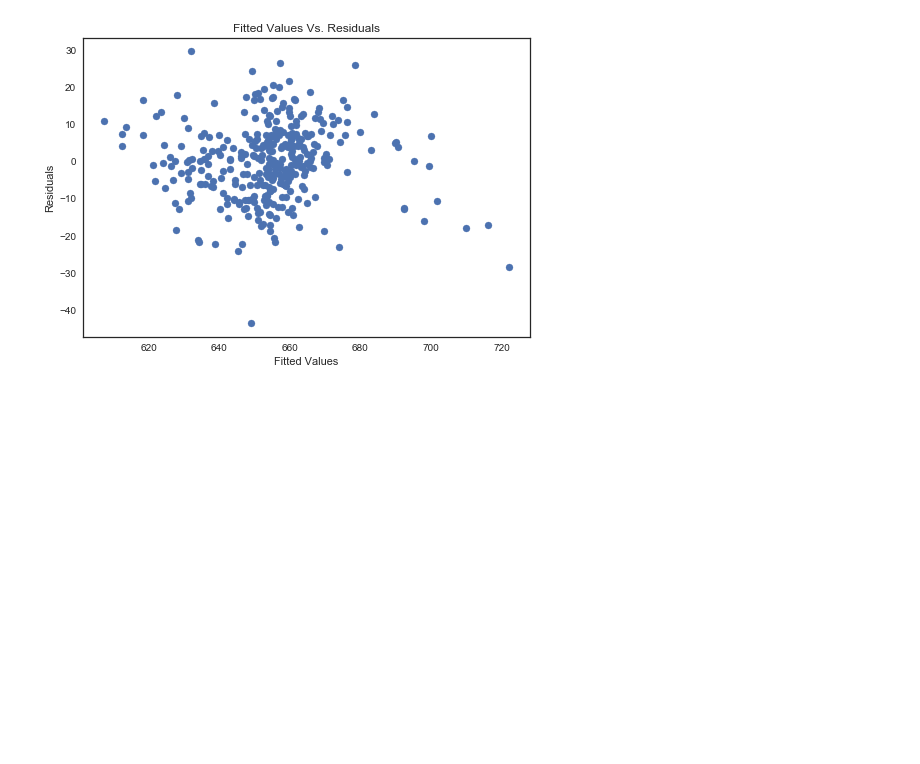
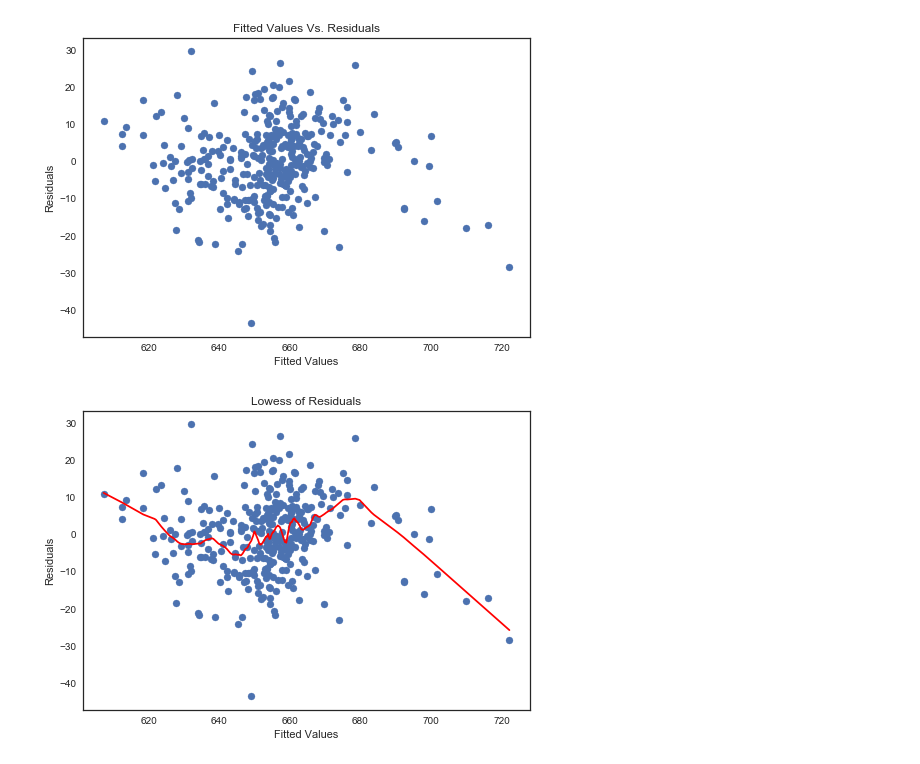
Before and after one commit to SarahDixon/QBUS2810-Group-Assignment, a Jupyter notebook: Task+3.ipynb, the cells around one changed output. Drawn from its saved outputs; the diff is of its cells as text; code cells hidden in the pictures; blank space fills up the shorter version.

```diff
--- a/Task+3.ipynb
+++ b/Task+3.ipynb
@@ -88,3 +88,15 @@ plt.title('Fitted Values Vs. Residuals')
 plt.show()
 # %% [output]
 [figure]
+# %%
+import statsmodels.api as sm
+lowess = sm.nonparametric.lowess
+plt.scatter(fit,resid)
+z1 = lowess(resid, fit, frac=1./10)
+plt.plot(z1[:,0],z1[:,1],'red')
+plt.title('Lowess of Residuals')
+plt.xlabel('Fitted Values')
+plt.ylabel('Residuals')
+plt.show()
+# %% [output]
+[figure, added]
```
Also changed, not shown: parts of 4 cells of this notebook.
